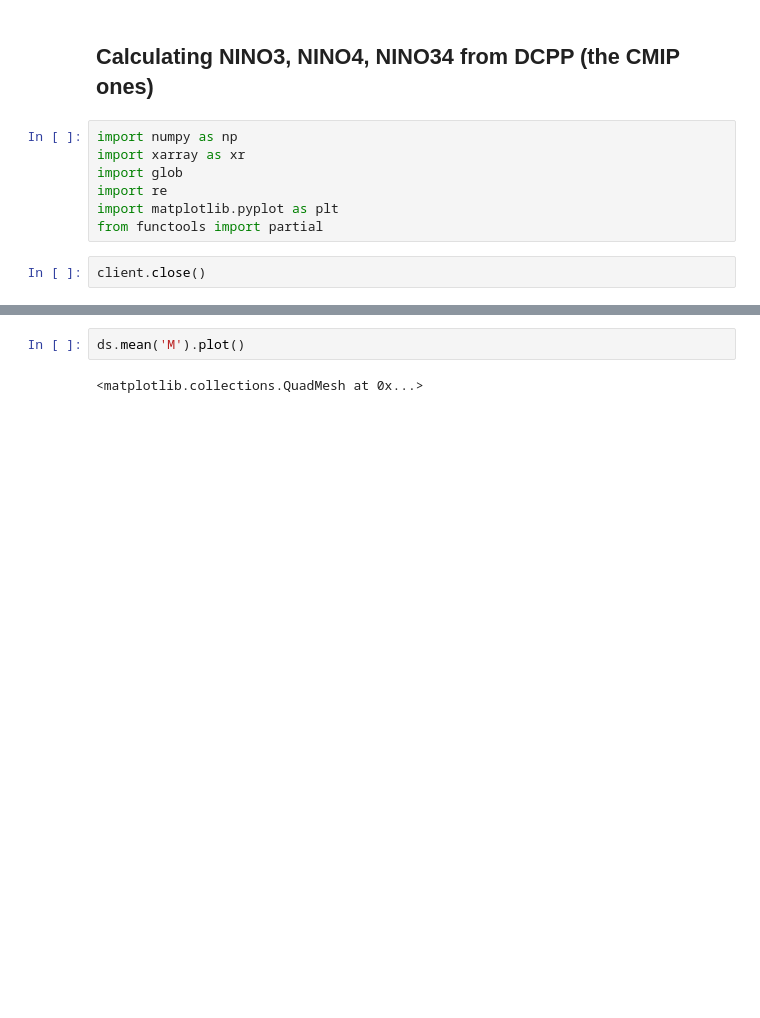
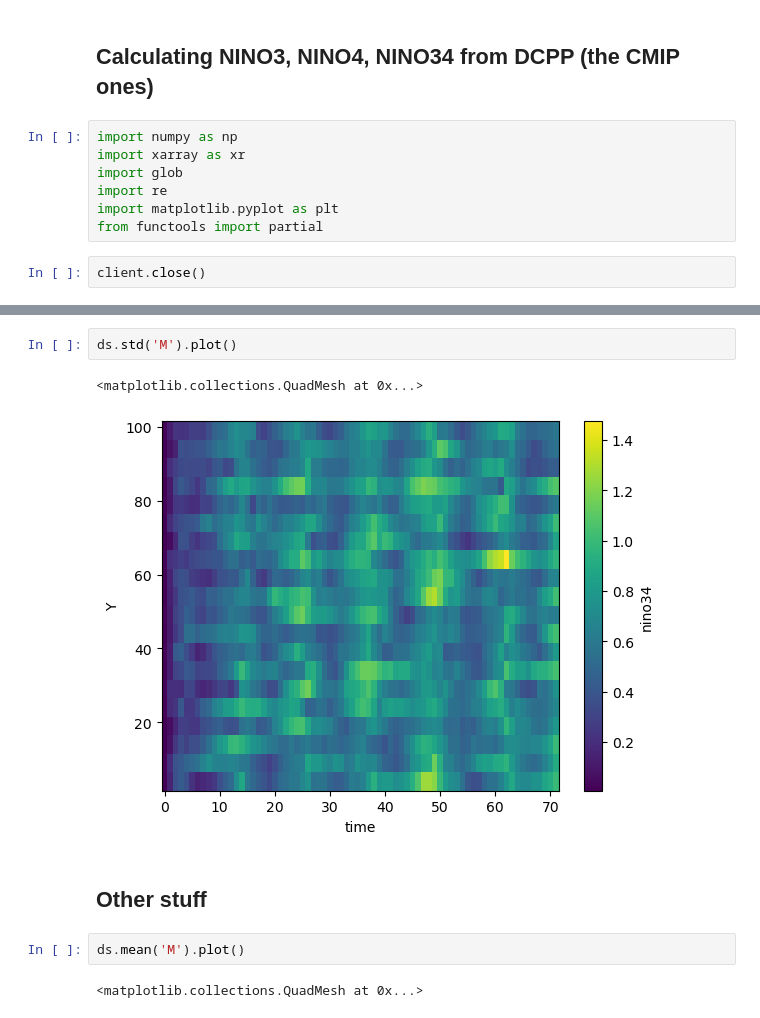
Before and after one commit to jemmajeffree/rom_decadal, a Jupyter notebook: dcpp_T.ipynb, the cells around one changed output, grey strips where cells are left out. Cells and saved outputs as stored; diff of their text form; blank space fills up the shorter version.

```diff
--- a/dcpp_T.ipynb
+++ b/dcpp_T.ipynb
@@ -150,3 +143,10 @@ netCDF Operators version 4.9.2 (Homepage = http://nco.sf.net, Code = http://gith
+# %%
+ds.std('M').plot()
+# %% [output]
+<matplotlib.collections.QuadMesh at 0x...>
+[figure, added]
+# %% [markdown]
+## Other stuff
 # %%
 ds.mean('M').plot()
 # %% [output]
```
Also changed, not shown: parts of 9 cells of this notebook, 1 other file.
